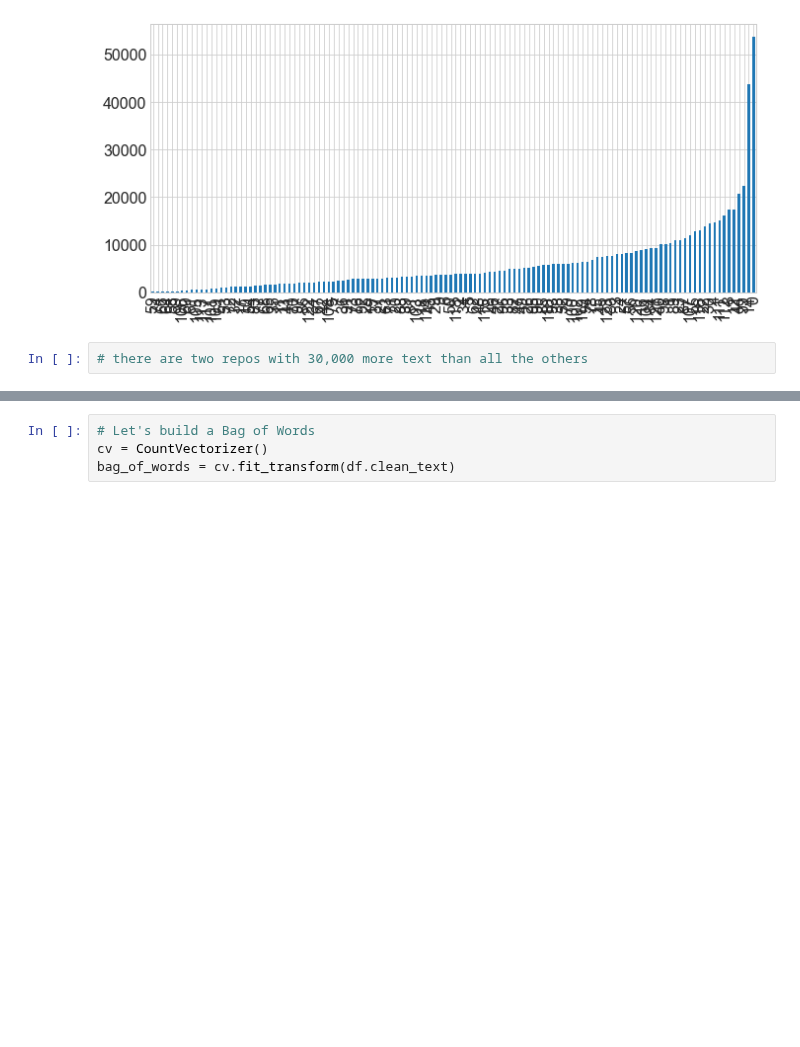
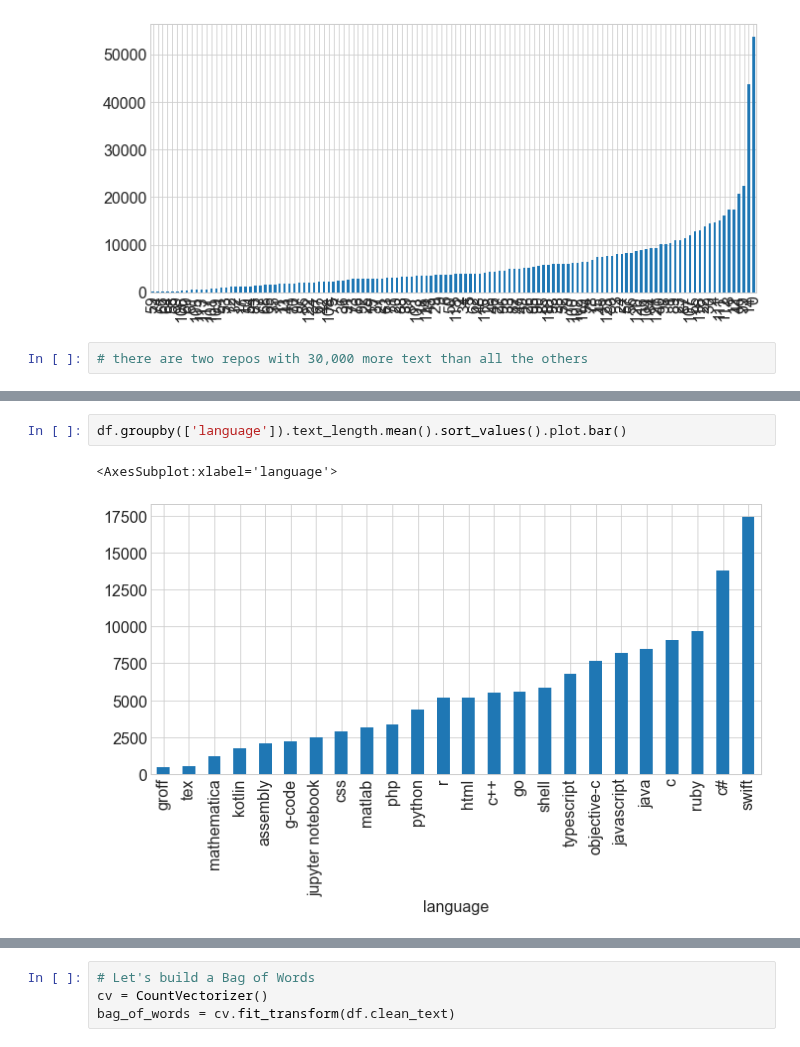
Before and after one commit to codeup-nlp/nlp-project, a Jupyter notebook: braeden_explore.ipynb, the cells around one changed output, grey strips where cells are left out. Cells and saved outputs as stored; diff of their text form; blank space fills up the shorter version.

```diff
--- a/braeden_explore.ipynb
+++ b/braeden_explore.ipynb
@@ -157,0 +185,5 @@ df.text_length.sort_values().plot.bar()
+# %%
+df.groupby(['language']).text_length.mean().sort_values().plot.bar()
+# %% [output]
+<AxesSubplot:xlabel='language'>
+[figure, added]
```
Also changed, not shown: parts of 10 cells of this notebook.
